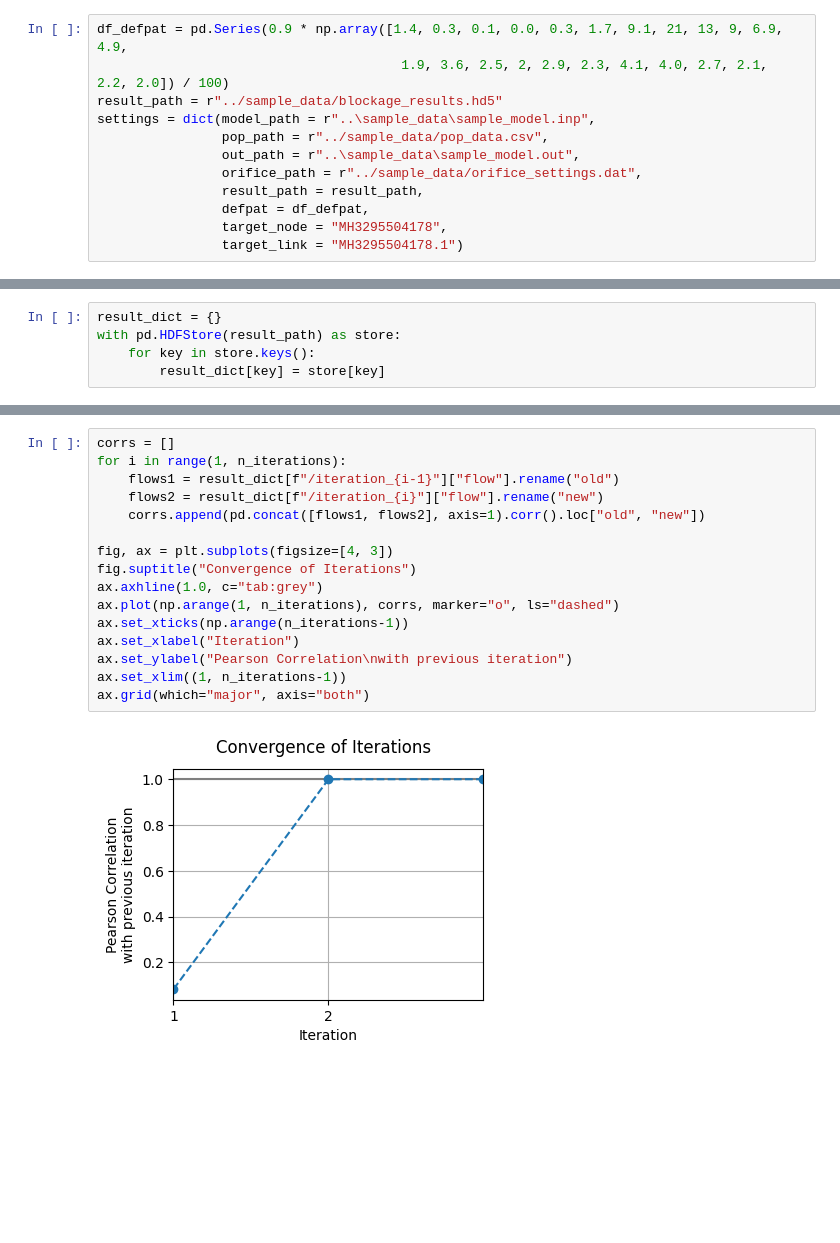
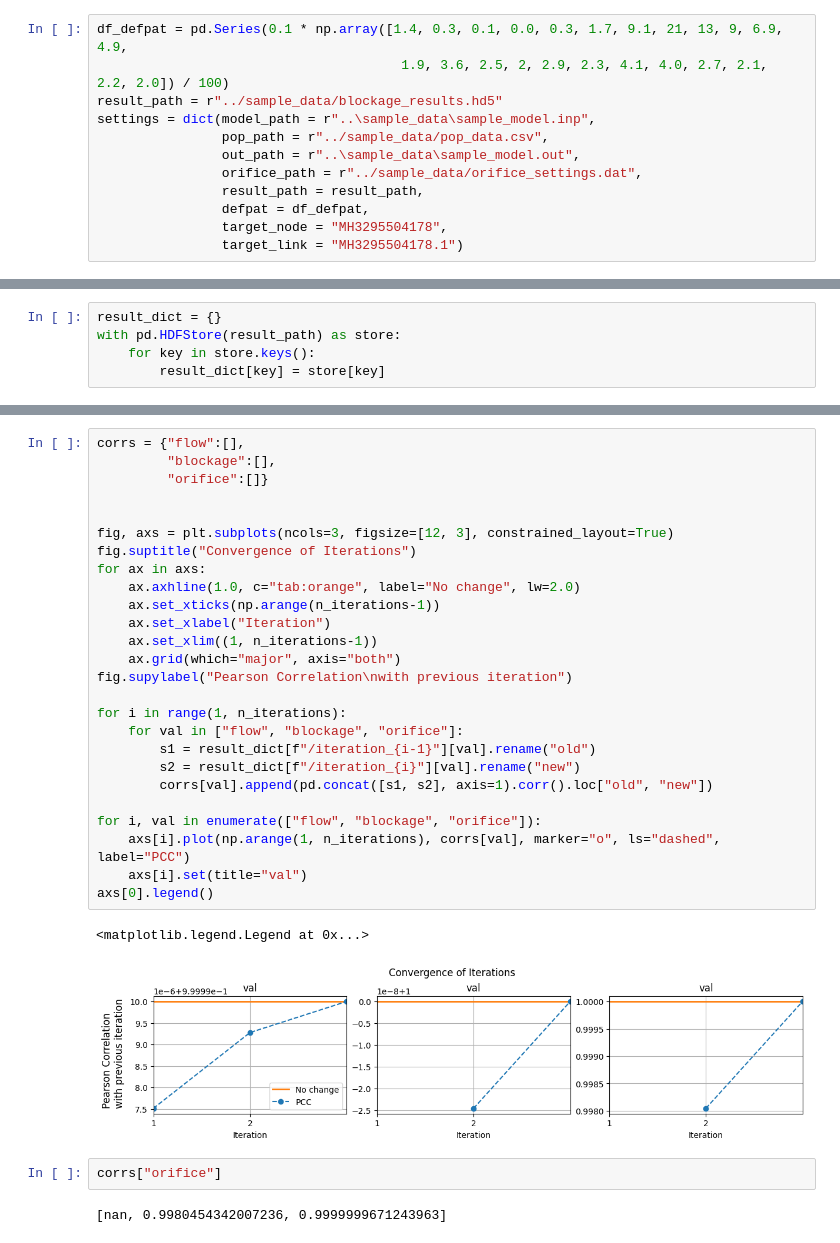
Before and after one commit to alBartig/PacketSWMM, a Jupyter notebook: apps/con_sim_interface.ipynb, the cells around one changed output, grey strips where cells are left out. Drawn from its saved outputs; the diff is of its cells as text; blank space fills up the shorter version.

```diff
--- a/apps/con_sim_interface.ipynb
+++ b/apps/con_sim_interface.ipynb
@@ -17,7 +17,7 @@ warnings.filterwarnings("ignore", category=SwmmOutExtractWarning)
 # Blockage Simulation Interface
 ## 1. Define simulation settings
 # %%
-df_defpat = pd.Series(0.9 * np.array([1.4, 0.3, 0.1, 0.0, 0.3, 1.7, 9.1, 21, 13, 9, 6.9, 4.9,
+df_defpat = pd.Series(0.1 * np.array([1.4, 0.3, 0.1, 0.0, 0.3, 1.7, 9.1, 21, 13, 9, 6.9, 4.9,
                                        1.9, 3.6, 2.5, 2, 2.9, 2.3, 4.1, 4.0, 2.7, 2.1, 2.2, 2.0]) / 100)
 result_path = r"../sample_data/blockage_results.hd5"
 settings = dict(model_path = r"..\sample_data\sample_model.inp",
@@ -140,18 +123,33 @@ for i in range(n_iterations):
 # %%
-corrs = []
+corrs = {"flow":[],
+         "blockage":[],
+         "orifice":[]}
+
+
+fig, axs = plt.subplots(ncols=3, figsize=[12, 3], constrained_layout=True)
+fig.suptitle("Convergence of Iterations")
+for ax in axs:
+    ax.axhline(1.0, c="tab:orange", label="No change", lw=2.0)
+    ax.set_xticks(np.arange(n_iterations-1))
+    ax.set_xlabel("Iteration")
+    ax.set_xlim((1, n_iterations-1))
+    ax.grid(which="major", axis="both")
+fig.supylabel("Pearson Correlation\nwith previous iteration")
+
 for i in range(1, n_iterations):
-    flows1 = result_dict[f"/iteration_{i-1}"]["flow"].rename("old")
-    flows2 = result_dict[f"/iteration_{i}"]["flow"].rename("new")
-    corrs.append(pd.concat([flows1, flows2], axis=1).corr().loc["old", "new"])
+    for val in ["flow", "blockage", "orifice"]:
+        s1 = result_dict[f"/iteration_{i-1}"][val].rename("old")
+        s2 = result_dict[f"/iteration_{i}"][val].rename("new")
+        corrs[val].append(pd.concat([s1, s2], axis=1).corr().loc["old", "new"])
 
-fig, ax = plt.subplots(figsize=[4, 3])
-fig.suptitle("Convergence of Iterations")
-ax.axhline(1.0, c="tab:grey")
-ax.plot(np.arange(1, n_iterations), corrs, marker="o", ls="dashed")
-ax.set_xticks(np.arange(n_iterations-1))
-ax.set_xlabel("Iteration")
-ax.set_ylabel("Pearson Correlation\nwith previous iteration")
-ax.set_xlim((1, n_iterations-1))
-ax.grid(which="major", axis="both")
+for i, val in enumerate(["flow", "blockage", "orifice"]):
+    axs[i].plot(np.arange(1, n_iterations), corrs[val], marker="o", ls="dashed", label="PCC")
+    axs[i].set(title="val")
+axs[0].legend()
 # %% [output]
+<matplotlib.legend.Legend at 0x...>
-[figure, old version]
+[figure, new version]
+# %%
+corrs["orifice"]
+# %% [output]
+[nan, 0.9980454342007236, 0.9999999671243963]
```
Also changed, not shown: parts of 5 cells of this notebook, 1 other file.
